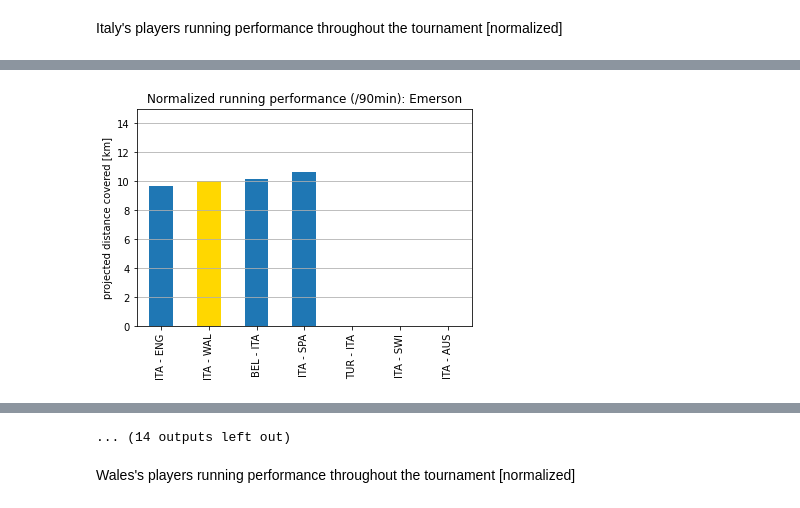
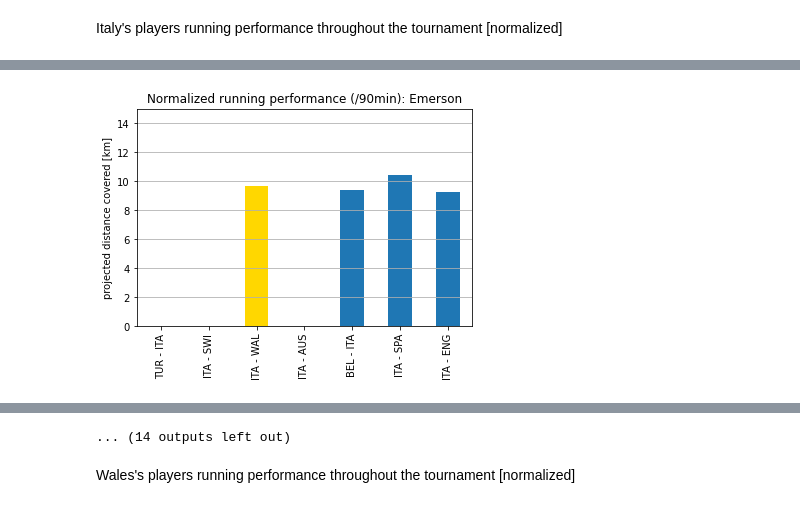
Before and after one commit to aegonwolf/socceranalytics, a Jupyter notebook: running_vis.ipynb, the cells around one changed output, grey strips where cells are left out. Cells and saved outputs as stored; diff of their text form; code cells hidden in the pictures.

Commit message:
fixed the norm calculations

```diff
--- a/running_vis.ipynb
+++ b/running_vis.ipynb
@@ -673,6 +582,8 @@ dtype: int64
 total_sorted = round(wal_90[wal_90.columns[0:]].sum().sort_values(),1)
 
 print(total_sorted)
+
+total_sorted=total_sorted[['WAL - SWI', 'TUR - WAL', 'ITA - WAL', 'WAL - DEN']]
 
 ax = total_sorted.plot.bar(title='Wales\'s running performance throughout the tournament: excl. overtimes', ylabel='team\'s distance covered [km]', color='#e50000')
 
@@ -683,4 +594,4 @@ ax.patches[pos].set_facecolor('#ffd700')
 
 plt.grid(axis='y')
 
-plt.savefig('/home/igor/PycharmProjects/socceranalytics/running_plots/wales/team/wal_tournament_reg_time.png', facecolor='white', bbox_inches='tight', dpi=300)
+plt.savefig('/home/igor/PycharmProjects/socceranalytics/new_running_plots/wales/team/wal_tournament_reg_time.png', facecolor='white', bbox_inches='tight', dpi=120)
@@ -716,6 +620,8 @@ for p in italy:
   p_running = it.loc[p.id].sort_values()
   p_runningNorm = it_norm.loc[p.id].sort_values()
 
+  p_runningNorm = p_runningNorm[['TUR - ITA', 'ITA - SWI', 'ITA - WAL', 'ITA - AUS', 'BEL - ITA', 'ITA - SPA', 'ITA - ENG']]
+
 
 
   ax = p_runningNorm.plot(kind='bar', title=('Normalized running performance (/90min): ' + p.name), ylabel='projected distance covered [km]')
@@ -723,6 +629,6 @@ for p in italy:
   ax.patches[pos].set_facecolor('#ffd700')
   plt.ylim([0,15])
   plt.grid(axis='y')
-  plt.savefig('/home/igor/PycharmProjects/socceranalytics/running_plots/italy/players/' + p.name.replace(' ','_') + '_tour_norm.png', facecolor='white', bbox_inches='tight', dpi=300)
+  plt.savefig('/home/igor/PycharmProjects/socceranalytics/new_running_plots/italy/players/' + p.name.replace(' ','_') + '_tour_norm.png', facecolor='white', bbox_inches='tight', dpi=120)
   plt.show()
 # %% [output]
@@ -735 +641 @@ for p in italy:
-[figure, old version]
+[figure, new version]
```
Also changed, not shown: parts of 25 cells of this notebook, 1 other file.
